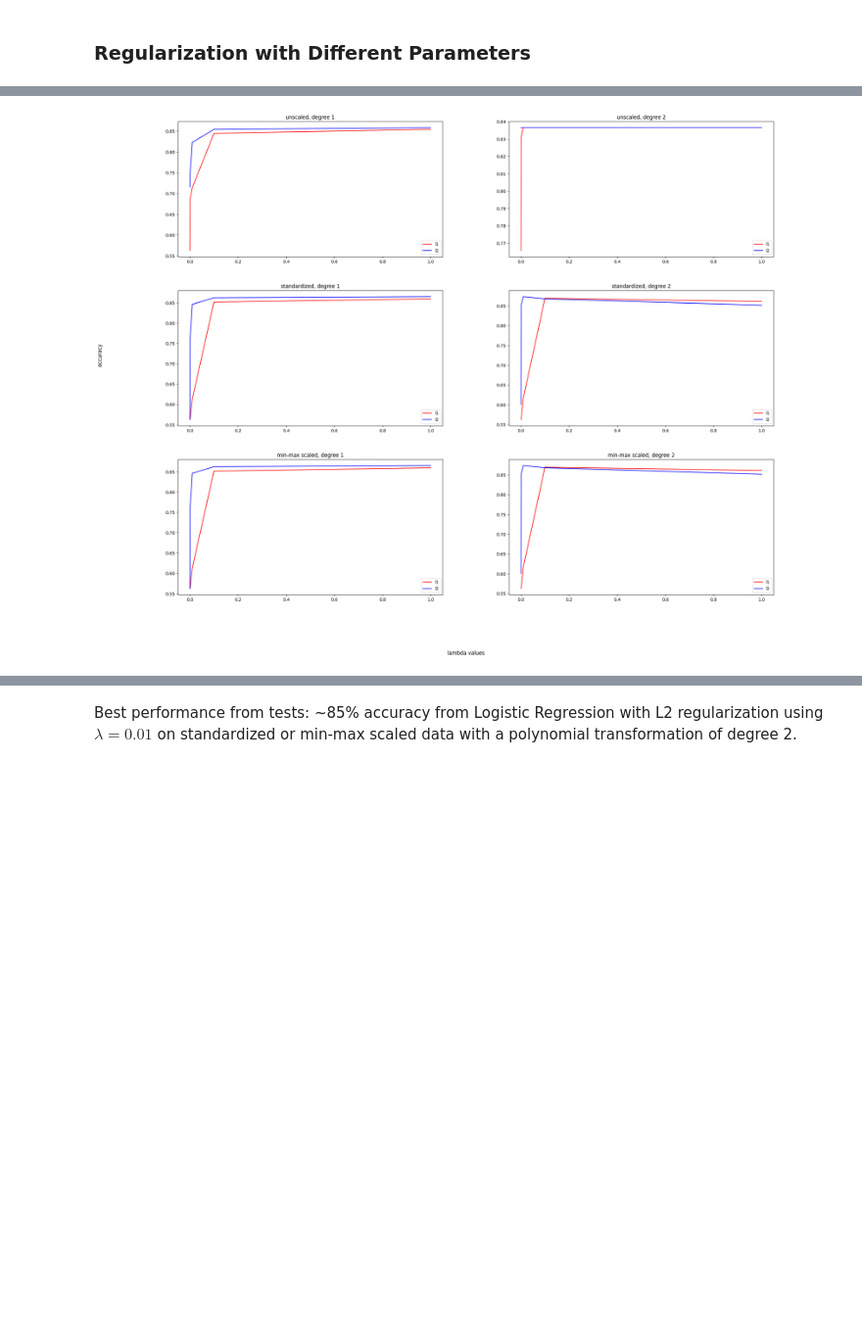
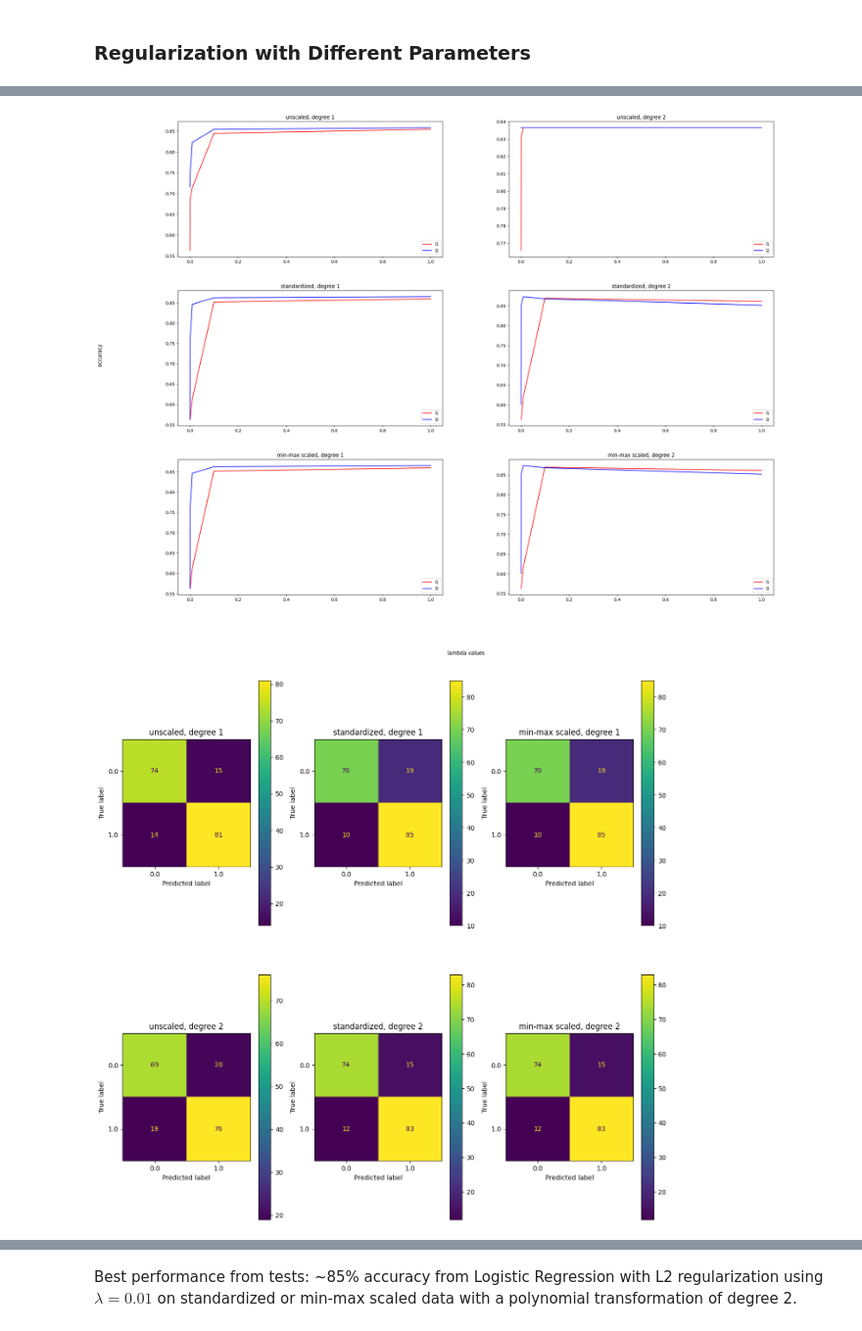
Before and after one commit to jasonliny/heart-disease-prediction, a Jupyter notebook: logistic-regression.ipynb, the cells around one changed output, grey strips where cells are left out. Shown at 98% size. Cells and saved outputs as stored; diff of their text form; code cells hidden in the pictures; blank space fills up the shorter version.

```diff
--- a/logistic-regression.ipynb
+++ b/logistic-regression.ipynb
@@ -334,23 +346,42 @@ def plot_lambda_results(axs, cv_results, title):
     axs.set_title(title)
     axs.legend(loc="lower right")
 
+conf_fig, conf_axes = plt.subplots(len(model_degrees), 3, figsize=(15, 15))
 
-for degree in model_degrees:
+for degree, conf_ax in zip(model_degrees, conf_axes):
     search.fit(X_train_us_polys[degree], y_train)
+    fit_evaluate_logreg(
+        conf_ax[0],
+        search.best_estimator_,
+        degree,
+        X_train_us_polys[degree],
+        X_test_us_polys[degree],
+        "unscaled"
+    )
     plot_lambda_results(axs[0][degree-1], search.cv_results_, "unscaled, degree " + str(degree))
-    print("unscaled, degree " + str(degree))
-    print("\tTraining:\n", classification_report(y_train, search.best_estimator_.predict(X_train_us_polys[degree])))
-    print("\tTest:\n", classification_report(y_test, search.best_estimator_.predict(X_test_us_polys[degree])))
 
     search.fit(X_train_std_polys[degree], y_train)
+    fit_evaluate_logreg(
+        conf_ax[1],
+        search.best_estimator_,
+        degree,
+        X_train_std_polys[degree],
+        X_test_std_polys[degree],
+        "standardized"
+    )
     plot_lambda_results(axs[1][degree-1], search.cv_results_, "standardized, degree " + str(degree))
-    print("standardized, degree " + str(degree))
-    print("\tTraining:\n", classification_report(y_train, search.best_estimator_.predict(X_train_std_polys[degree])))
-    print("\tTest:\n", classification_report(y_test, search.best_estimator_.predict(X_test_std_polys[degree])))
 
     search.fit(X_train_mm_polys[degree], y_train)
+    fit_evaluate_logreg(
+        conf_ax[2],
+        search.best_estimator_,
+        degree,
+        X_train_mm_polys[degree],
+        X_test_mm_polys[degree],
+        "min-max scaled"
+    )
     plot_lambda_results(axs[2][degree-1], search.cv_results_, "min-max scaled, degree " + str(degree))
-    print("min-max scaled, degree " + str(degree))
-    print("\tTraining:\n", classification_report(y_train, search.best_estimator_.predict(X_train_mm_polys[degree])))
-    print("\tTest:\n", classification_report(y_test, search.best_estimator_.predict(X_test_mm_polys[degree])))
+
+fig.show()
+conf_fig.show()
 # %% [output]
@@ -358,18 +389,19 @@ unscaled, degree 1
         Training:
                precision    recall  f1-score   support
 
          0.0       0.87      0.82      0.84       321
          1.0       0.87      0.90      0.88       413
 
     accuracy                           0.87       734
    macro avg       0.87      0.86      0.86       734
 weighted avg       0.87      0.87      0.86       734
 
         Test:
 ... (109 lines left out)
 
     accuracy                           0.85       184
    macro avg       0.85      0.85      0.85       184
 weighted avg       0.85      0.85      0.85       184
 [figure]
+[figure, added]
 # %%
```
Also changed, not shown: parts of 7 cells of this notebook.
